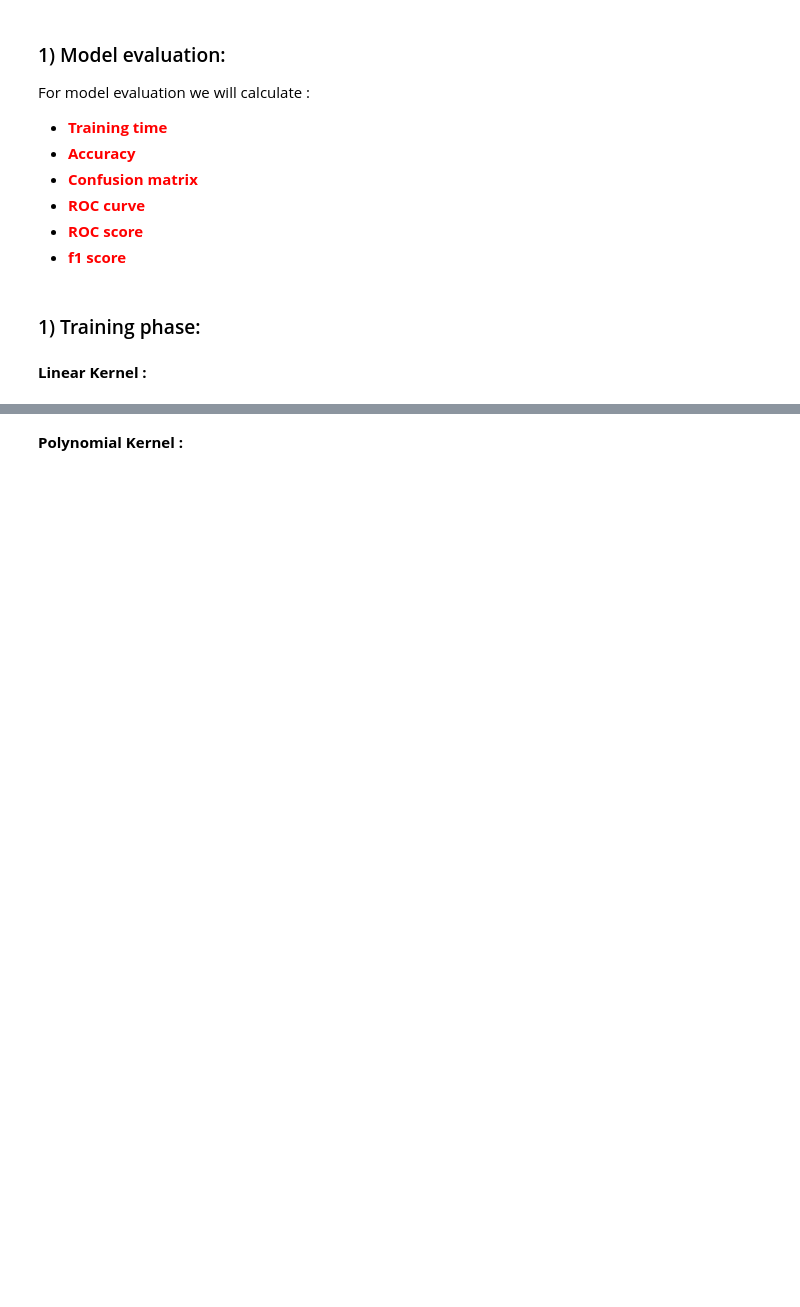
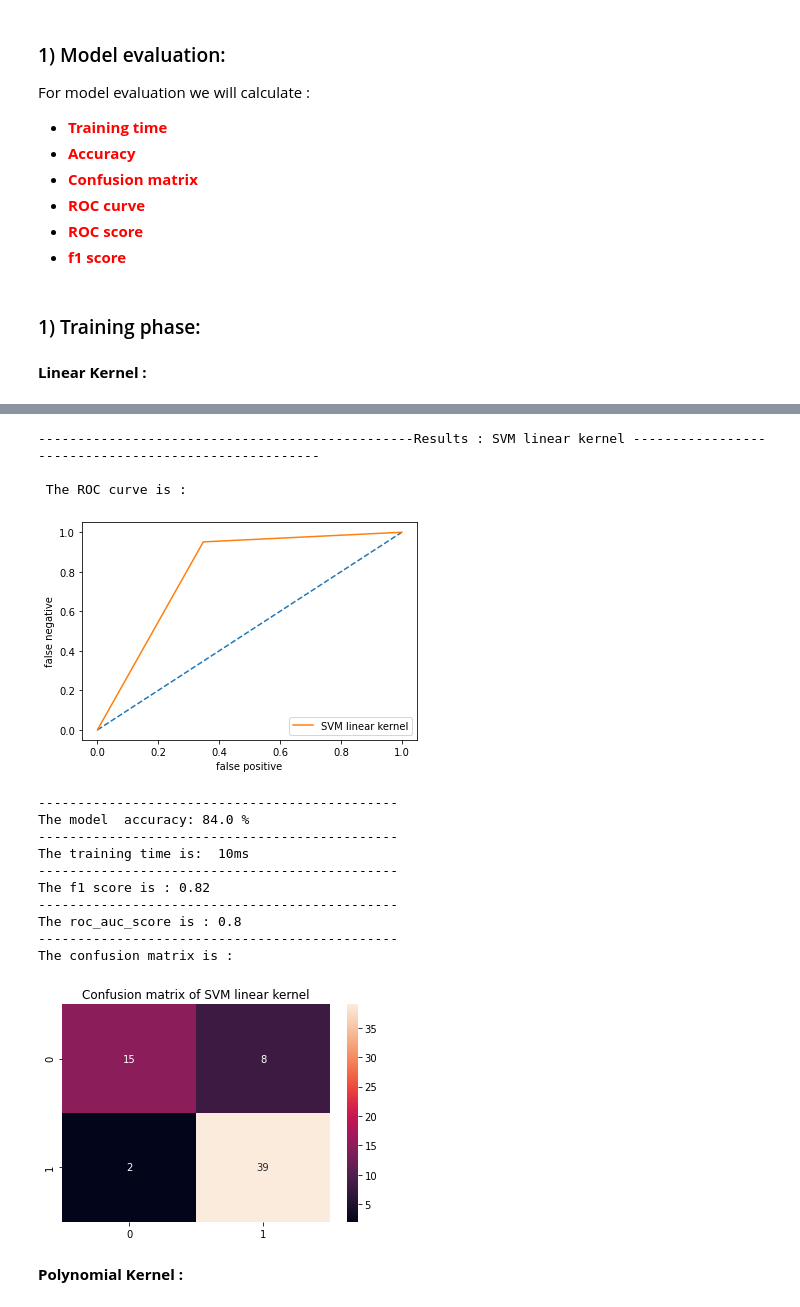
Before and after one commit to mohammedAljadd/students-performance-prediction, a Jupyter notebook: code.ipynb, the cells around one changed output, grey strips where cells are left out. Cells and saved outputs as stored; diff of their text form; code cells hidden in the pictures; blank space fills up the shorter version.

Commit message:
random split linear kernel

```diff
--- a/code.ipynb
+++ b/code.ipynb
@@ -1224,3 +1186,75 @@ The confusion matrix is :
+# %%
+###################################################### Linear kernel ###########################################################
+optimal_split_state1 = 0
+maxAccuracy = 0
+maxF1 = 0
+
+# We already tune parameters, we do not need to loop over all the hyperparamters again,
+# if you want to do so just set max_iteration to 2000 for example
+# and remove the line 'optimal_split_state = 388628375' at the bottom of this cell.
+
+max_iteration = 0
+for k in range(max_iteration):
+    print ('Iteration :'+str(k)+', Current accuracy: '+str(maxAccuracy)+' Current f1 '+str(maxF1), end="\r")
+    # Let's get the optimal C value for the linear kernal
+    split_state = np.random.randint(1,1000000000)-1
+    X_train,X_val,X_test,y_train,y_val,y_test = split(df,rest_size=0.4,test_size=0.4,randomState=split_state)
+    optimal_C = optimal_C_value()
+
+
+    # Now let's use the optimal C value
+    linear_clf = SVC(C=optimal_C,kernel='linear')
+
+    # Let's train the model with the optimal C value and calculate the training time
+    tic = time()
+    linear_clf.fit(X_train, y_train)
+    toc = time()
+    time1 = str(round(1000*(toc-tic))) + "ms"
+    y_linear = linear_clf.predict(X_test)
+    linear_f1 = f1_score(y_test, y_linear, average='macro')
+    linear_accuracy = accuracy_score(y_test, y_linear)*100
+    if linear_accuracy>maxAccuracy and linear_f1>maxF1:
+        maxAccuracy = linear_accuracy
+        maxF1 = linear_f1
+        optimal_split_state1 = split_state
+
+# We already tune parameters, we will not repeat that as it takes soo long.
+# The optimal split state for linear kernel is 388628375
+# Let's try that split state
+optimal_split_state1 = 388628375
+X_train,X_val,X_test,y_train,y_val,y_test = split(df,rest_size=0.4,test_size=0.4,randomState=optimal_split_state1)
+optimal_C = optimal_C_value()
+
+
+# Now let's use the optimal C value
+linear_clf = SVC(C=optimal_C,kernel='linear')
+
+# Let's train the model with the optimal C value and calculate the training time
+tic = time()
+linear_clf.fit(X_train, y_train)
+toc = time()
+time1 = str(round(1000*(toc-tic))) + "ms"
+y_linear = linear_clf.predict(X_test)
+linear_accuracy = accuracy_score(y_test, y_linear)*100
+
+# Let's show the resuls
+showResults(linear_accuracy, time1, y_linear,'SVM linear kernel')
+# %% [output]
+------------------------------------------------Results : SVM linear kernel -----------------------------------------------------
+
+ The ROC curve is :
+[figure, added]
+----------------------------------------------
+The model  accuracy: 84.0 %
+----------------------------------------------
+The training time is:  10ms
+----------------------------------------------
+The f1 score is : 0.82
+----------------------------------------------
+The roc_auc_score is : 0.8
+----------------------------------------------
+The confusion matrix is :
+[figure, added]
 # %% [markdown]
 **Polynomial Kernel :**
 # %%
```
Also changed, not shown: parts of 3 cells of this notebook.
